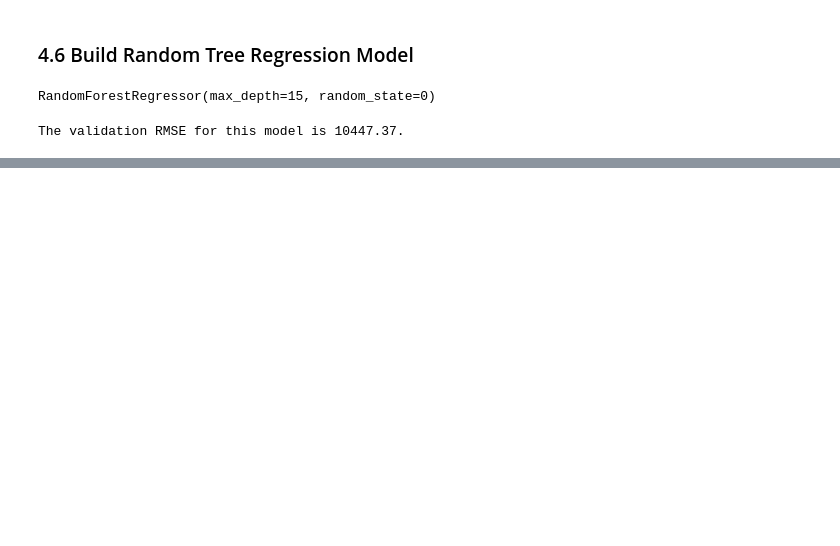
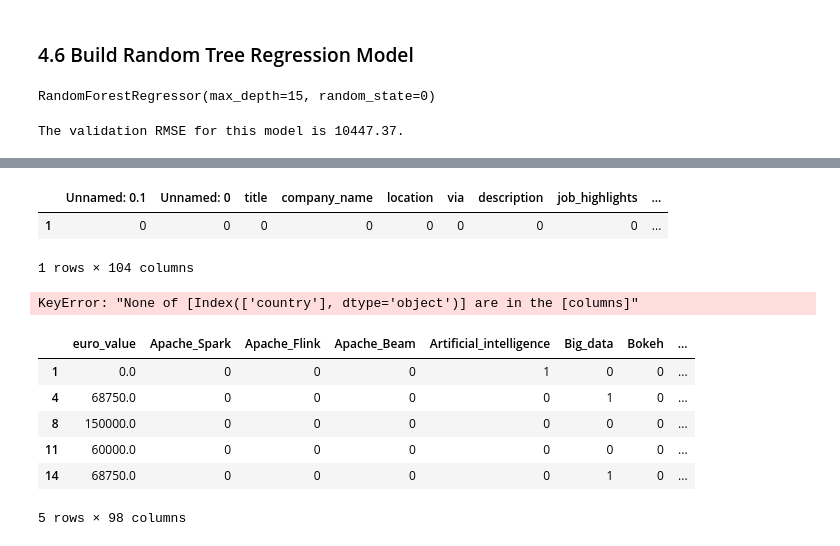
Before and after one commit to trav-d13/Data-Science-Job-Market-Analysis, a Jupyter notebook: eda.ipynb, the cells around one changed output, grey strips where cells are left out. Drawn from its saved outputs; the diff is of its cells as text; code cells hidden in the pictures; blank space fills up the shorter version.

```diff
--- a/eda.ipynb
+++ b/eda.ipynb
@@ -444,0 +487,34 @@ It is worth noting that experimentation with the Decision Tree Regresor, identif
+# %%
+df_copy = df_clean.copy()
+i = 1
+
+for col in df_copy.columns.tolist():
+    skill = df_copy[col].iloc[i]
+    if col in dke_skills:
+        df_copy.at[i, col] = 1
+    else:
+        df_copy.at[i, col] = 0
+
+df_copy.at[i, "country"] = "Netherlands"
+# %%
+df_copy.head(1)
+# %% [output]
+|  | Unnamed: 0.1 | Unnamed: 0 | title | company_name | location | via | description | job_highlights | ... |
+| 1 | 0 | 0 | 0 | 0 | 0 | 0 | 0 | 0 | ... |
+1 rows × 104 columns
+# %%
+df_copy = ohe_countries(df_copy)
+df_copy = remove_columns(df_copy)
+df_copy = df_copy.drop()
+# %% [output]
+KeyError: "None of [Index(['country'], dtype='object')] are in the [columns]"
+# %%
+df_copy.head()
+# %% [output]
+|  | euro_value | Apache_Spark | Apache_Flink | Apache_Beam | Artificial_intelligence | Big_data | Bokeh | ... |
+| 1 | 0.0 | 0 | 0 | 0 | 1 | 0 | 0 | ... |
+| 4 | 68750.0 | 0 | 0 | 0 | 0 | 1 | 0 | ... |
+| 8 | 150000.0 | 0 | 0 | 0 | 0 | 0 | 0 | ... |
+| 11 | 60000.0 | 0 | 0 | 0 | 0 | 0 | 0 | ... |
+| 14 | 68750.0 | 0 | 0 | 0 | 0 | 1 | 0 | ... |
+5 rows × 98 columns
```
Also changed, not shown: parts of 6 cells of this notebook.
